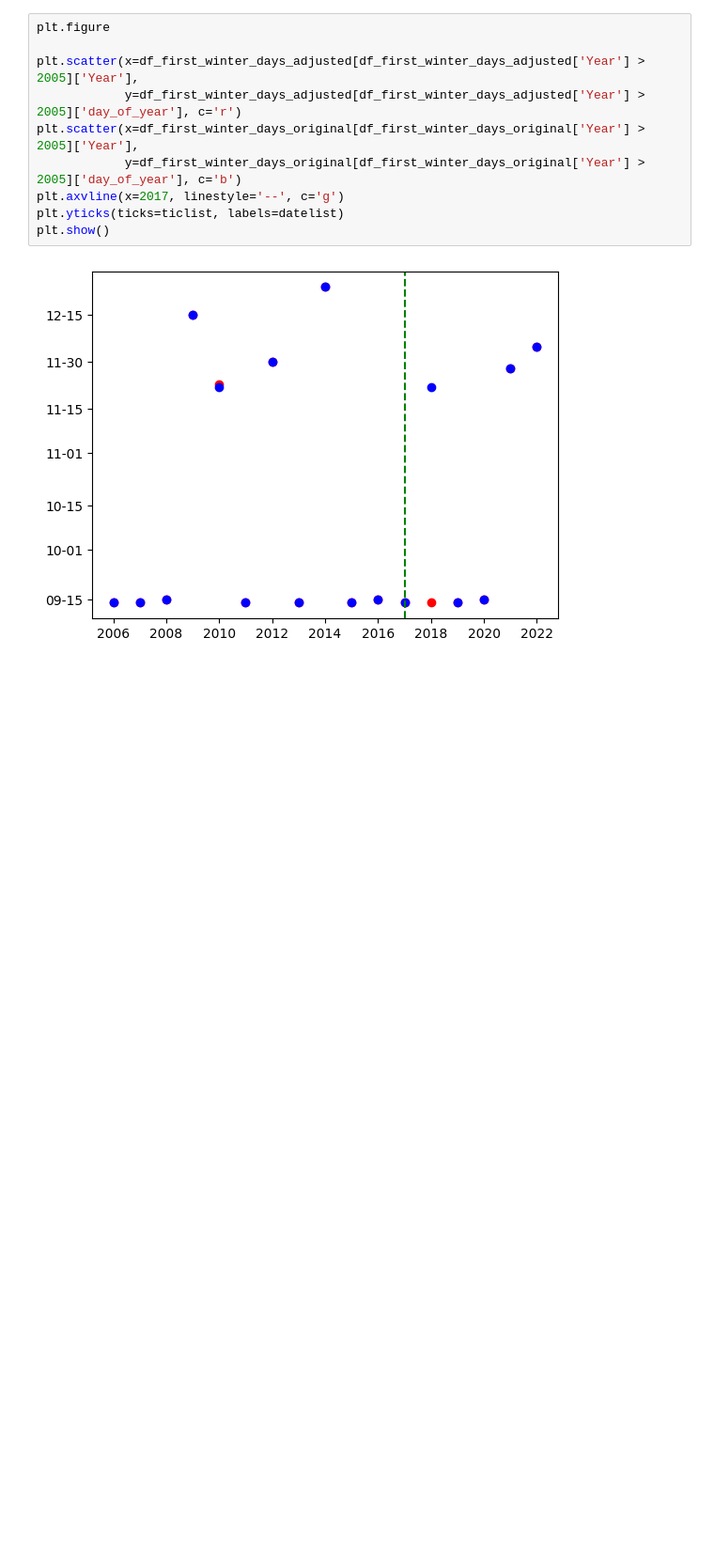
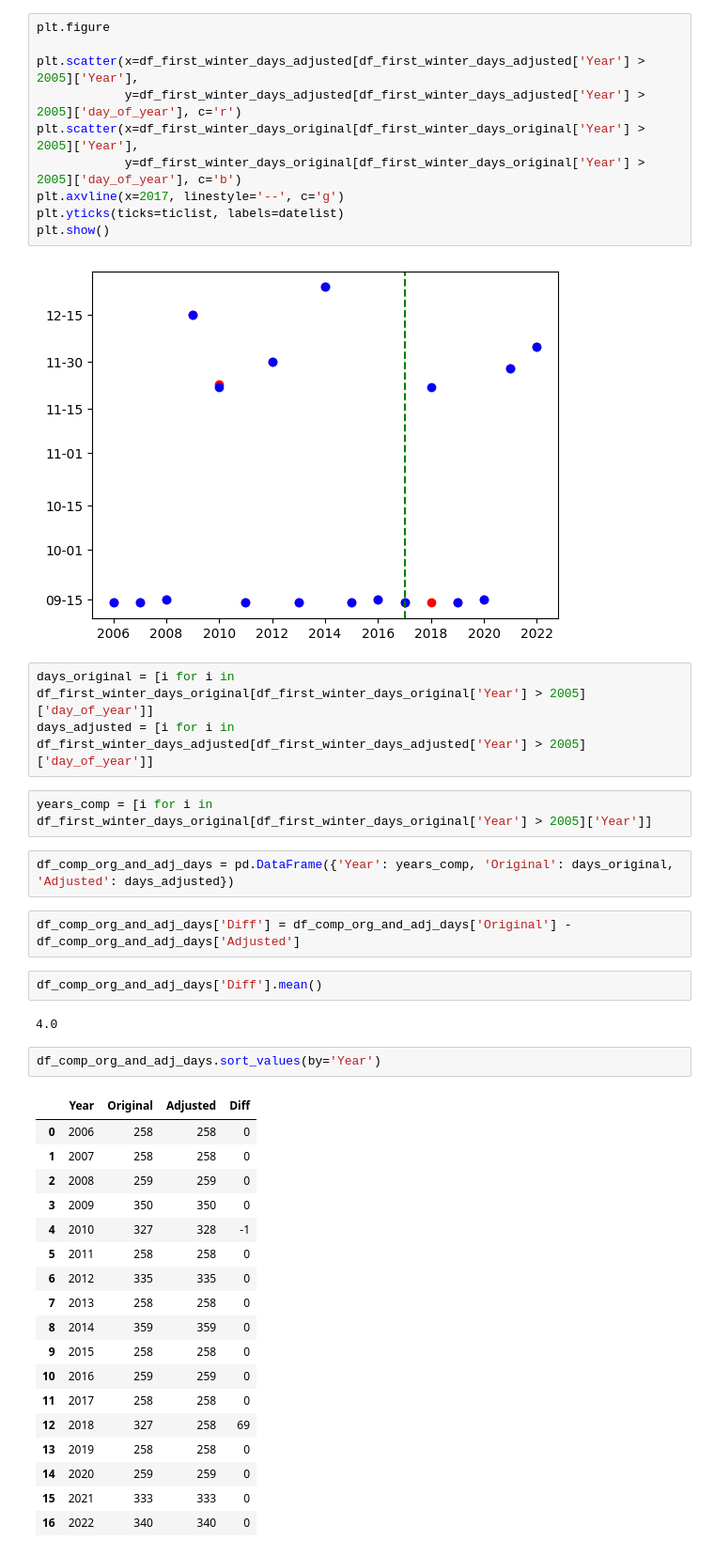
Before and after one commit to msteele919/projectwork, a Jupyter notebook: EDA/plot_adjusted_nonadjusted_temp_winter.ipynb, the cells around one changed output. Shown at 94% size. Saved outputs shown, nothing was run; the diff lists cells and outputs as text; blank space fills up the shorter version.

```diff
--- a/EDA/plot_adjusted_nonadjusted_temp_winter.ipynb
+++ b/EDA/plot_adjusted_nonadjusted_temp_winter.ipynb
@@ -252,3 +256,37 @@ plt.yticks(ticks=ticlist, labels=datelist)
 plt.show()
 # %% [output]
 [figure]
+# %%
+days_original = [i for i in df_first_winter_days_original[df_first_winter_days_original['Year'] > 2005]['day_of_year']]
+days_adjusted = [i for i in df_first_winter_days_adjusted[df_first_winter_days_adjusted['Year'] > 2005]['day_of_year']]
+# %%
+years_comp = [i for i in df_first_winter_days_original[df_first_winter_days_original['Year'] > 2005]['Year']]
+# %%
+df_comp_org_and_adj_days = pd.DataFrame({'Year': years_comp, 'Original': days_original, 'Adjusted': days_adjusted})
+# %%
+df_comp_org_and_adj_days['Diff'] = df_comp_org_and_adj_days['Original'] - df_comp_org_and_adj_days['Adjusted']
+# %%
+df_comp_org_and_adj_days['Diff'].mean()
+# %% [output]
+4.0
+# %%
+df_comp_org_and_adj_days.sort_values(by='Year')
+# %% [output]
+|  | Year | Original | Adjusted | Diff |
+| 0 | 2006 | 258 | 258 | 0 |
+| 1 | 2007 | 258 | 258 | 0 |
+| 2 | 2008 | 259 | 259 | 0 |
+| 3 | 2009 | 350 | 350 | 0 |
+| 4 | 2010 | 327 | 328 | -1 |
+| 5 | 2011 | 258 | 258 | 0 |
+| 6 | 2012 | 335 | 335 | 0 |
+| 7 | 2013 | 258 | 258 | 0 |
+| 8 | 2014 | 359 | 359 | 0 |
+| 9 | 2015 | 258 | 258 | 0 |
+| 10 | 2016 | 259 | 259 | 0 |
+| 11 | 2017 | 258 | 258 | 0 |
+| 12 | 2018 | 327 | 258 | 69 |
+| 13 | 2019 | 258 | 258 | 0 |
+| 14 | 2020 | 259 | 259 | 0 |
+| 15 | 2021 | 333 | 333 | 0 |
+| 16 | 2022 | 340 | 340 | 0 |
```
Also changed, not shown: parts of 7 cells of this notebook, 5 other files.
